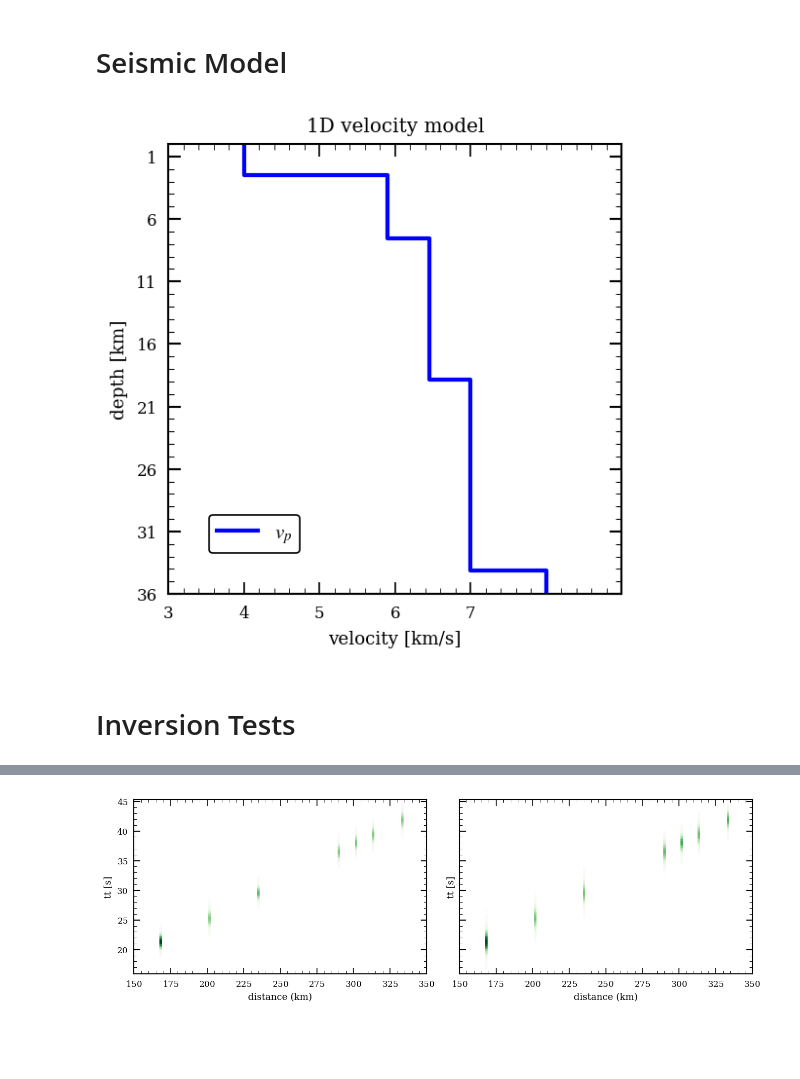
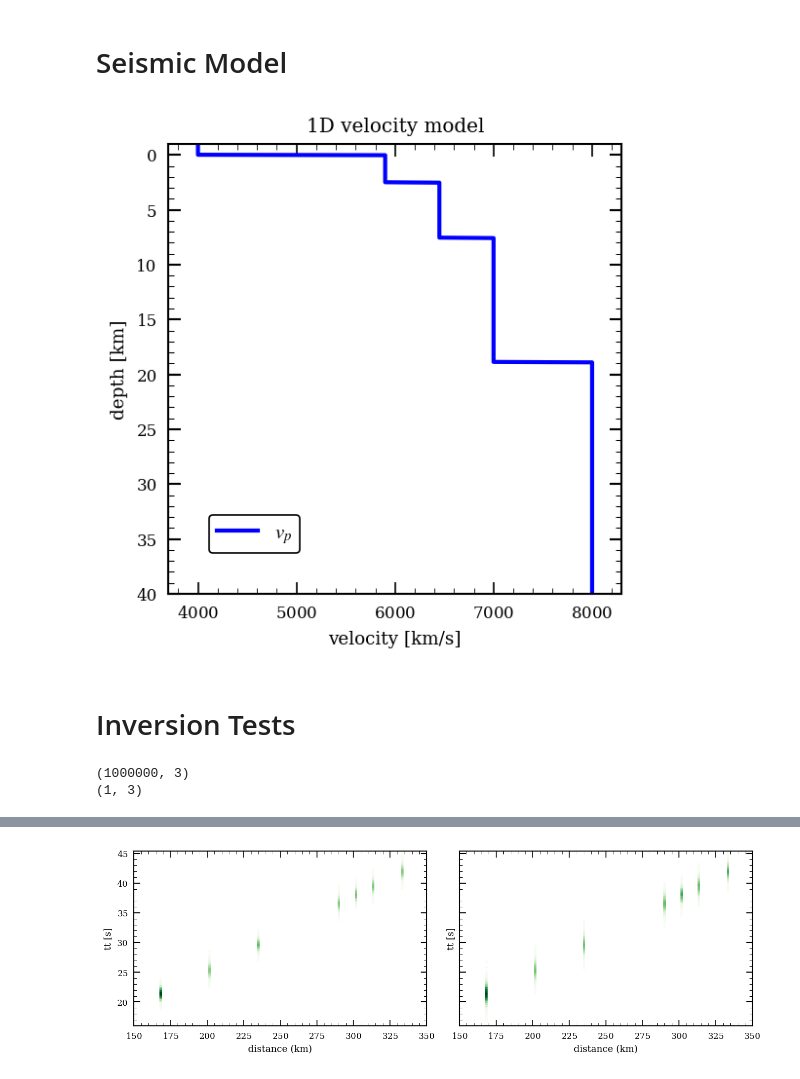
Before and after one commit to dominik-strutz/Endurance_CCS_design_study, a Jupyter notebook: endurance_design_study.ipynb, the cells around one changed output, grey strips where cells are left out. Cells and saved outputs as stored; diff of their text form; code cells hidden in the pictures; blank space fills up the shorter version.

Commit message:
Fixed velocity and updated mine loc

```diff
--- a/endurance_design_study.ipynb
+++ b/endurance_design_study.ipynb
@@ -173,29 +167,34 @@ plt.show()
 # %% [markdown]
 # Seismic Model
 # %%
+# tests velocity model
+depths = np.linspace(-1000, 40000, 1000)
+
+hor_loc = np.array([335.0, 245.0])*1e3
+
+depths = np.array([[hor_loc[0], hor_loc[1], d] for d in depths])
+
+test_out = Vel(depths)
+
 fig, ax = plt.subplots(figsize=(4, 4))
 
-ax.step(Vel.v, -np.array(Vel.z.tolist()+[50000.,]), 'b', linewidth=2, label=r'$v_p$')
+ax.plot(test_out, depths[:, -1], 'b', linewidth=2, label=r'$v_p$')
 
-ax.set_ylim(-36000, 0)
-ax.set_xlim(3000, 9000)
+ax.set_ylim(40000, -1000)
+ax.set_xlim(3700, 8300)
 
-ax.set_xticks(np.arange(3000, 8000, 1000))
-ax.set_yticks(np.arange(-36000, 0, 5000))
-
-ax.set_xticklabels([f'{v/1000:.0f}' for v in ax.get_xticks()])
-ax.set_yticklabels([f'{-v/1000:.0f}' for v in ax.get_yticks()])
+ax.set_yticklabels([f'{v/1000:.0f}' for v in ax.get_yticks()])
 
 ax.set_xlabel('velocity [km/s]')
 ax.set_ylabel('depth [km]')
 
 ax.set_title('1D velocity model')
 
 ax.legend(loc='lower left', fontsize=10)
 
 plt.show()
 # %% [output]
-[figure, old version]
+[figure, new version]
 # %% [markdown]
 # Inversion Tests
 # %%
@@ -214,3 +213,20 @@ Test_BED_Class = BED_Class(
     obs_noise_dist=data_likelihood,
     m_prior_dist=prior_dist,
     )
+# %%
+test_model_samples = (np.array([335.0, 245.0, -1.02]) *1e3)[None, :]
+
+test_xx, test_yy = np.meshgrid(np.linspace(335_000-13_000, 335_000+13_000, 1000), np.linspace(0, 36_000, 1000))
+
+test_design = np.stack([test_xx.ravel(), np.ones_like(test_xx.ravel())*245_000, -test_yy.ravel(), ], axis=1)
+
+print(test_design.shape)
+
+print(test_model_samples.shape)
+
+test_tt_grid = Forward_Class.forward(test_design, test_model_samples)
+
+test_tt_grid = test_tt_grid.reshape(test_xx.shape)
+# %% [output]
+(1000000, 3)
+(1, 3)
```
Also changed, not shown: parts of 17 cells of this notebook, 5 other files.
